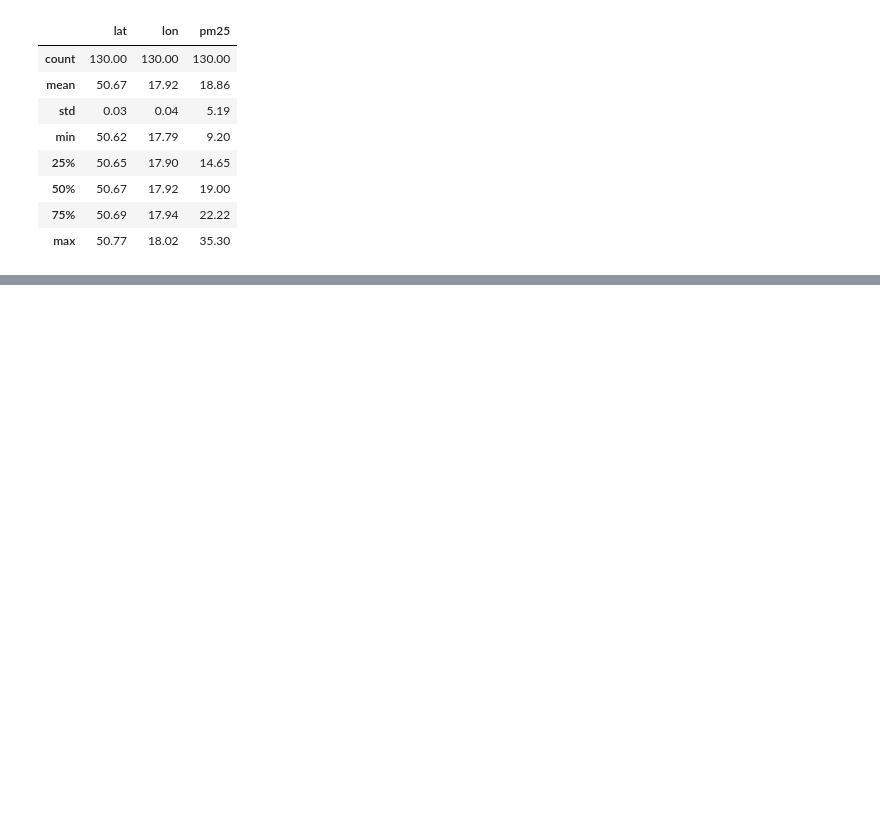
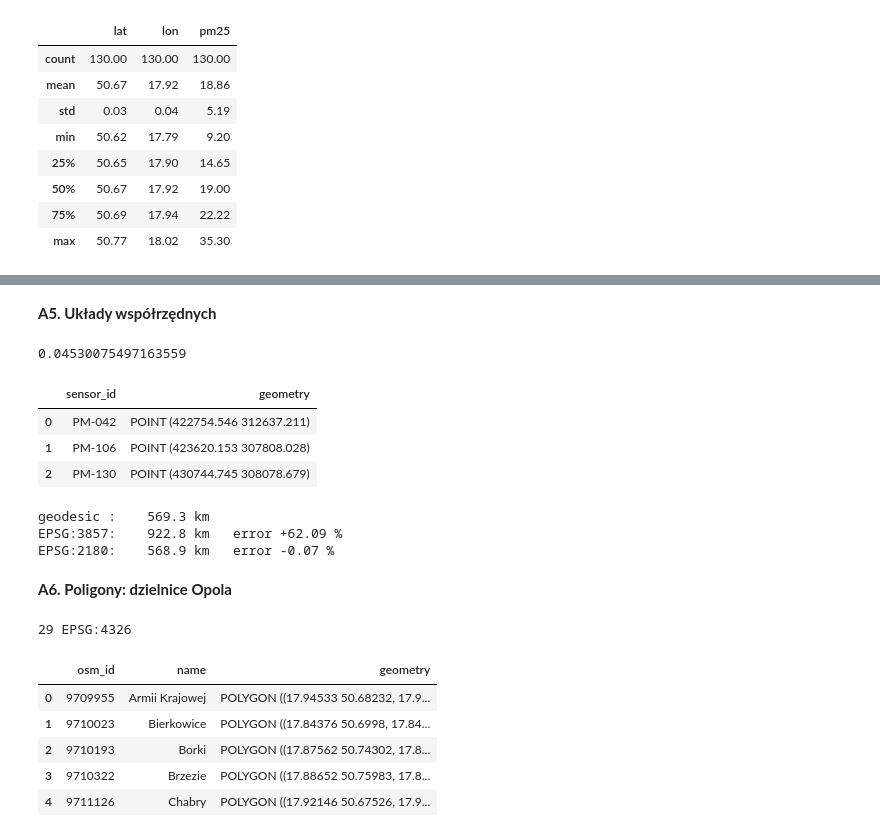
Before and after one commit to T7hom/Analiza-danych-przestrzennych, a Jupyter notebook: lab2/lab_geopandas.ipynb, the cells around one changed output, grey strips where cells are left out. Saved outputs shown, nothing was run; the diff lists cells and outputs as text; code cells hidden in the pictures; blank space fills up the shorter version.

```diff
--- a/lab2/lab_geopandas.ipynb
+++ b/lab2/lab_geopandas.ipynb
@@ -120,3 +120,50 @@ Length: 1, dtype: str
 EPSG:4326
 [17.785622 50.616593 18.020378 50.767895]
 [interactive output not drawn]
+# %% [markdown]
+**A5. Układy współrzędnych**
+# %%
+a, b = sensors.geometry.iloc[0], sensors.geometry.iloc[1]
+a.distance(b)
+# %% [output]
+0.04530075497163559
+# %%
+sensors_m = sensors.to_crs("EPSG:2180")
+sensors_m.geometry.iloc[0].distance(sensors_m.geometry.iloc[1])
+sensors_m.head(3)[["sensor_id", "geometry"]]
+# %% [output]
+|  | sensor_id | geometry |
+| 0 | PM-042 | POINT (422754.546 312637.211) |
+| 1 | PM-106 | POINT (423620.153 307808.028) |
+| 2 | PM-130 | POINT (430744.745 308078.679) |
+# %%
+from pyproj import Geod
+
+gdansk, zakopane = (18.6466, 54.3520), (19.9496, 49.2992)
+pts = gpd.GeoSeries.from_xy([gdansk[0], zakopane[0]], [gdansk[1], zakopane[1]], crs="EPSG:4326")
+
+_, _, true_m = Geod(ellps="WGS84").inv(*gdansk, *zakopane)
+print(f"geodesic : {true_m / 1000:8.1f} km")
+
+for crs in ["EPSG:3857", "EPSG:2180"]:
+    p = pts.to_crs(crs)
+    d = p.iloc[0].distance(p.iloc[1])
+    print(f"{crs}: {d / 1000:8.1f} km   error {100 * (d / true_m - 1):+.2f} %")
+# %% [output]
+geodesic :    569.3 km
+EPSG:3857:    922.8 km   error +62.09 %
+EPSG:2180:    568.9 km   error -0.07 %
+# %% [markdown]
+**A6. Poligony: dzielnice Opola**
+# %%
+districts = gpd.read_file("dane/opole_districts.geojson")
+print(len(districts), districts.crs)
+districts.head()
+# %% [output]
+29 EPSG:4326
+|  | osm_id | name | geometry |
+| 0 | 9709955 | Armii Krajowej | POLYGON ((17.94533 50.68232, 17.9... |
+| 1 | 9710023 | Bierkowice | POLYGON ((17.84376 50.6998, 17.84... |
+| 2 | 9710193 | Borki | POLYGON ((17.87562 50.74302, 17.8... |
+| 3 | 9710322 | Brzezie | POLYGON ((17.88652 50.75983, 17.8... |
+| 4 | 9711126 | Chabry | POLYGON ((17.92146 50.67526, 17.9... |
```
Also changed, not shown: parts of 20 cells of this notebook, 4 other files.
